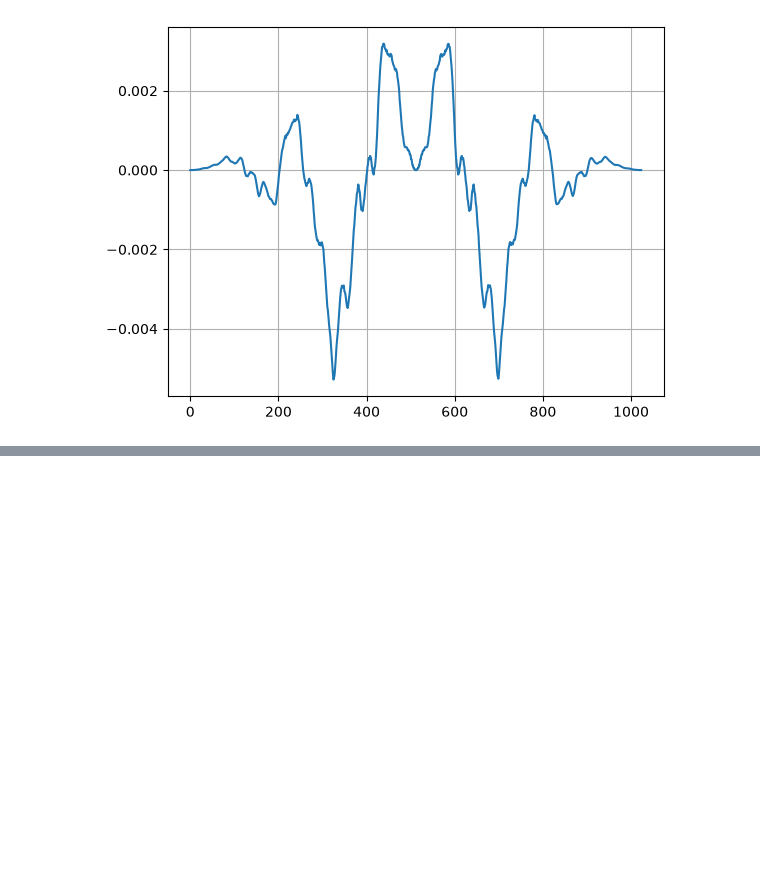
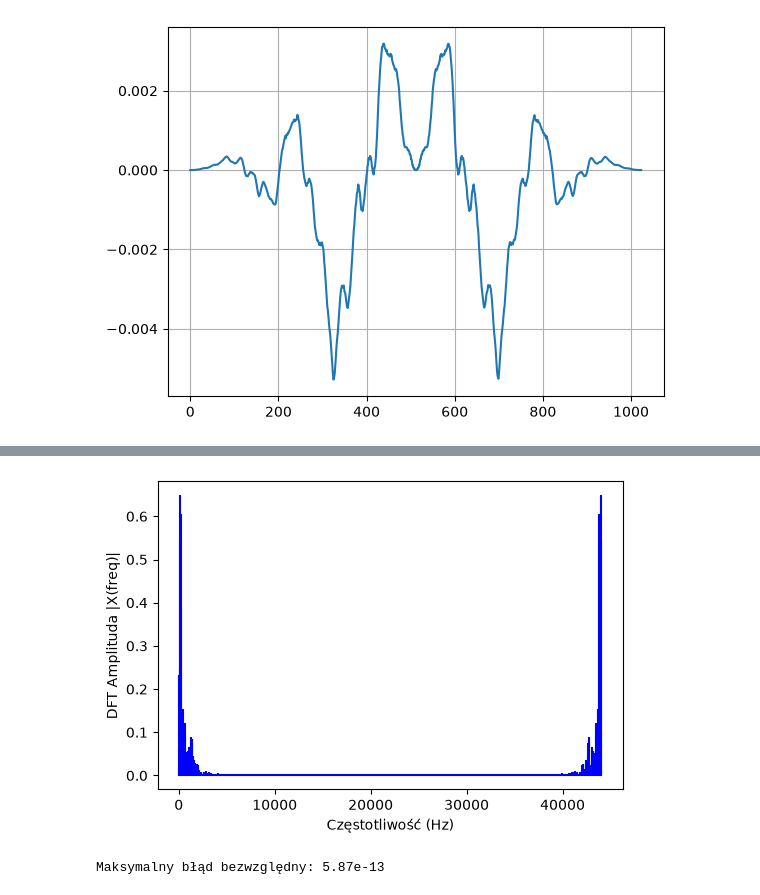
Before and after one commit to DawidSkowronski/PyTorch-Projects, a Jupyter notebook: MelSpectrogram_Implementation/mel_spect.ipynb, the cells around one changed output, grey strips where cells are left out. Cells and saved outputs as stored; diff of their text form; code cells hidden in the pictures; blank space fills up the shorter version.

```diff
--- a/MelSpectrogram_Implementation/mel_spect.ipynb
+++ b/MelSpectrogram_Implementation/mel_spect.ipynb
@@ -195,7 +195,8 @@ def frame_audio(audio_data, window_len = 1024, step_len = 512, sr = 44100):
 
     return frames
 # %%
-sliced_audio = frame_audio(audio_data=padded_signal_reflect)
+frame_length = 1024
+sliced_audio = frame_audio(audio_data=padded_signal_reflect, window_len=frame_length)
 sliced_audio.shape
 # %% [output]
 (380, 1024)
@@ -267,0 +291,43 @@ Transformata Fouriera rozkłada sygnał na sumę funkcji $\sin$ i $\cos$
+# %%
+def DFT(signal):
+    signal = np.asarray(signal)
+    N = len(signal)
+    k = np.arange(N).reshape(N,1)
+    n = np.arange(N)
+
+    expr = np.exp(-2j * np.pi * k * n / N)
+
+    return np.dot(expr, signal)
+
+def FFT():
+    pass
+# %%
+hanned_frame = hanned_frames[0]
+frame_after_dft = DFT(hanned_frame)
+
+# Obliczamy częstotliwość
+N = len(frame_after_dft)
+n = np.arange(N)
+T = N/sample_rate
+freq = n/T
+
+plt.figure(figsize = (6, 4))
+plt.stem(freq, abs(frame_after_dft), 'b', \
+         markerfmt=" ", basefmt="-b")
+plt.xlabel('Częstotliwość (Hz)')
+plt.ylabel('DFT Amplituda |X(freq)|')
+plt.show()
+# %% [output]
+[figure, added]
+# %%
+# Losowa ramka testowa (np. 128 próbek)
+test_frame = np.sin(np.random.randn(128))
+
+my_dft = DFT(test_frame)
+numpy_fft = np.fft.fft(test_frame)
+
+# Porównanie różnicy numerycznej
+max_error = np.max(np.abs(my_dft - numpy_fft))
+print(f"Maksymalny błąd bezwzględny: {max_error:.2e}")
+# %% [output]
+Maksymalny błąd bezwzględny: 5.87e-13
```
Also changed, not shown: parts of 13 cells of this notebook.
